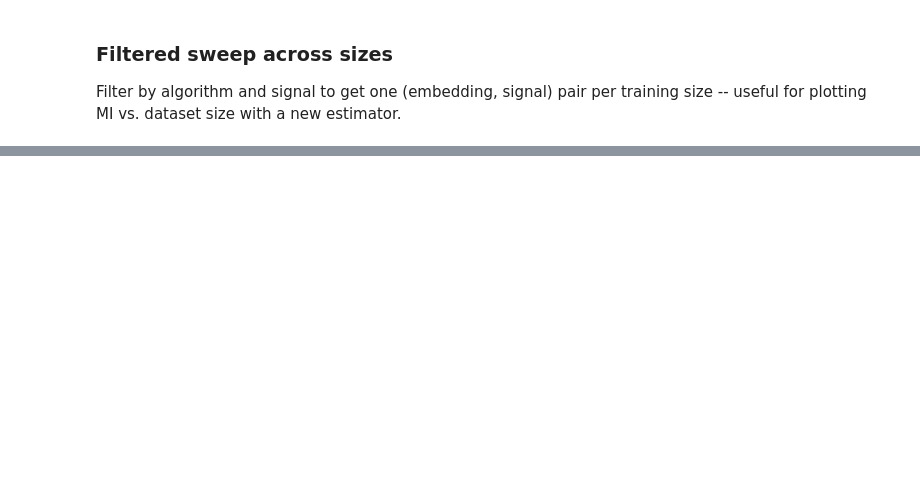
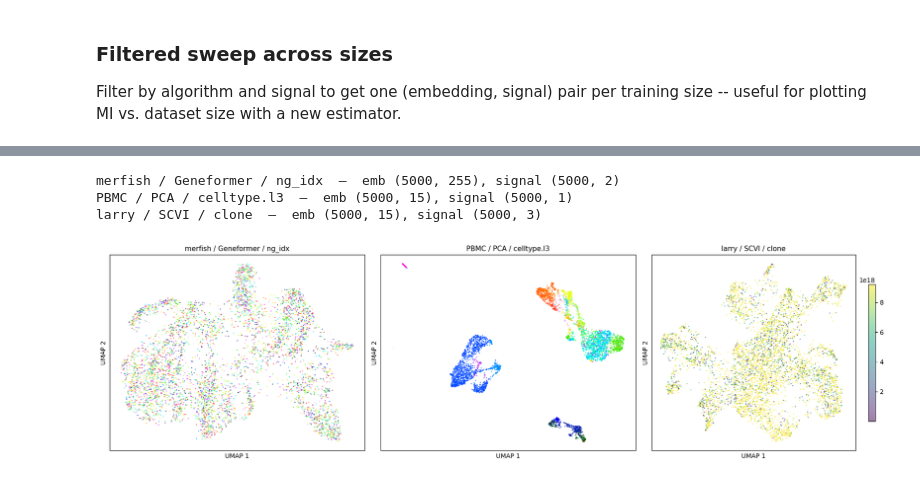
Before and after one commit to igor-sadalski/Scaling-up-measurement-noise-scaling-laws, a Jupyter notebook: analysis/2026-04-13_14-19_s3_retriever_usage.ipynb, the cells around one changed output, grey strips where cells are left out. Cells and saved outputs as stored; diff of their text form; code cells hidden in the pictures; blank space fills up the shorter version.

```diff
--- a/analysis/2026-04-13_14-19_s3_retriever_usage.ipynb
+++ b/analysis/2026-04-13_14-19_s3_retriever_usage.ipynb
@@ -106,0 +171,71 @@ for result in data.iter_embeddings_with_signals(
+# %%
+import matplotlib.pyplot as plt
+import umap
+
+configs = [
+    {"dataset": "merfish",  "num_cells": 60000,  "quality": 1.0, "algorithm": "Geneformer", "signal": "ng_idx"},
+    {"dataset": "PBMC",     "num_cells": 100000, "quality": 1.0, "algorithm": "PCA",        "signal": "celltype.l3"},
+    {"dataset": "larry",    "num_cells": 100000, "quality": 1.0, "algorithm": "SCVI",       "signal": "clone"},
+]
+
+SUBSAMPLE = 5000
+
+results = []
+for cfg in configs:
+    emb = data.load_embeddings(cfg["dataset"], cfg["num_cells"], cfg["quality"], cfg["algorithm"])
+    sig = data.load_test_signal(cfg["dataset"], cfg["quality"], cfg["signal"], cfg["algorithm"])
+
+    # subsample to 5k points for fast UMAP
+    if len(emb) > SUBSAMPLE:
+        idx = np.random.RandomState(42).choice(len(emb), SUBSAMPLE, replace=False)
+        emb = emb.iloc[idx]
+        sig = sig.iloc[idx]
+
+    label = f"{cfg['dataset']} / {cfg['algorithm']} / {cfg['signal']}"
+    print(f"{label}  —  emb {emb.shape}, signal {sig.shape}")
+    results.append({"cfg": cfg, "emb": emb, "sig": sig, "label": label})
+# %% [output]
+merfish / Geneformer / ng_idx  —  emb (5000, 255), signal (5000, 2)
+PBMC / PCA / celltype.l3  —  emb (5000, 15), signal (5000, 1)
+larry / SCVI / clone  —  emb (5000, 15), signal (5000, 3)
+# %%
+fig, axes = plt.subplots(1, 3, figsize=(18, 5))
+
+for ax, r in zip(axes, results):
+    X = r["emb"].values
+    sig_col = r["cfg"]["signal"]
+    sig_df = r["sig"]
+
+    # use the signal column if present, otherwise take the first column
+    if sig_col in sig_df.columns:
+        y = sig_df[sig_col].values
+    else:
+        y = sig_df.iloc[:, 0].values
+
+    reducer = umap.UMAP(n_neighbors=30, min_dist=0.3, random_state=42)
+    coords = reducer.fit_transform(X)
+
+    # categorical vs continuous coloring
+    is_categorical = y.dtype == object or pd.api.types.is_categorical_dtype(y) or len(np.unique(y)) < 50
+    if is_categorical:
+        categories = np.unique(y)
+        cmap = plt.cm.tab20 if len(categories) <= 20 else plt.cm.gist_ncar
+        cat_to_int = {c: i for i, c in enumerate(categories)}
+        colors = np.array([cat_to_int[v] for v in y])
+        sc = ax.scatter(coords[:, 0], coords[:, 1], c=colors, cmap=cmap,
+                        s=1, alpha=0.5, rasterized=True)
+    else:
+        sc = ax.scatter(coords[:, 0], coords[:, 1], c=y.astype(float), cmap="viridis",
+                        s=1, alpha=0.5, rasterized=True)
+        plt.colorbar(sc, ax=ax, shrink=0.7)
+
+    ax.set_title(r["label"], fontsize=11)
+    ax.set_xlabel("UMAP 1")
+    ax.set_ylabel("UMAP 2")
+    ax.set_xticks([])
+    ax.set_yticks([])
+
+plt.tight_layout()
+plt.show()
+# %% [output]
+[figure, added]
```
Also changed, not shown: parts of 7 cells of this notebook, 1 other file.
